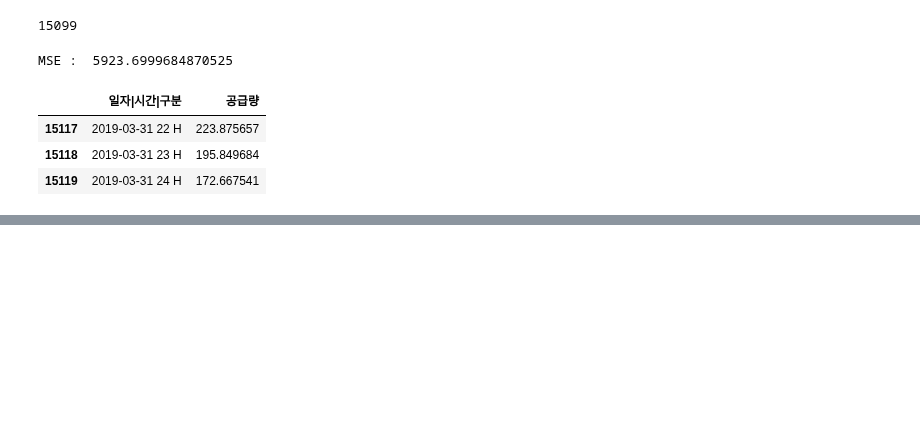
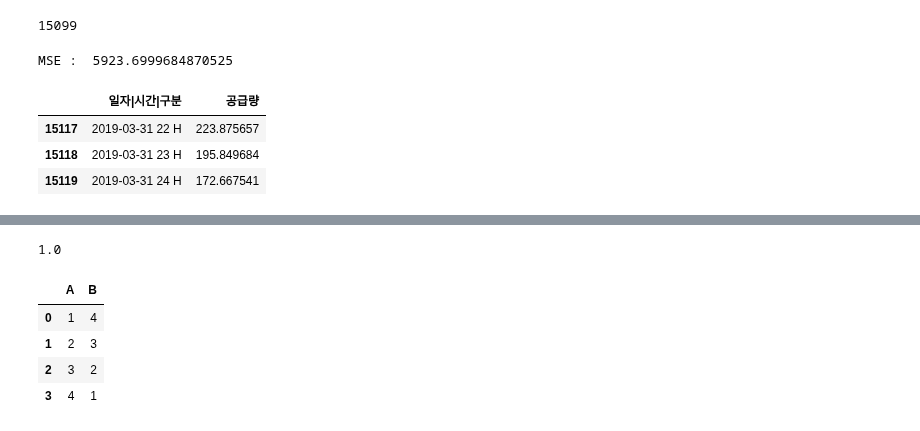
Before and after one commit to city1616/LikeLion_AI_SCHOOL_13th, a Jupyter notebook: 팀 프로젝트 - 멋쟁이 수정처럼/CODE/test.ipynb, the cells around one changed output, grey strips where cells are left out. Drawn from its saved outputs; the diff is of its cells as text; code cells hidden in the pictures; blank space fills up the shorter version.

```diff
--- a/팀 프로젝트 - 멋쟁이 수정처럼/CODE/test.ipynb
+++ b/팀 프로젝트 - 멋쟁이 수정처럼/CODE/test.ipynb
@@ -487,0 +580,17 @@ submission.tail(3)
+# %%
+a = pd.DataFrame({"A" : [1, 2, 3, 4], "B" : [4, 3, 2, 1]})
+b = pd.DataFrame({"A" : [1, 2, 3, 4], "B" : [8, 6, 4, 2]})
+c = pd.DataFrame({"C" : [4, 3, 2, 7]})
+d = pd.DataFrame({"D" : [4, 3, 2, 7]})
+# %%
+nmae(a, b)
+# %% [output]
+1.0
+# %%
+a
+# %% [output]
+|  | A | B |
+| 0 | 1 | 4 |
+| 1 | 2 | 3 |
+| 2 | 3 | 2 |
+| 3 | 4 | 1 |
```
Also changed, not shown: parts of 12 cells of this notebook.
